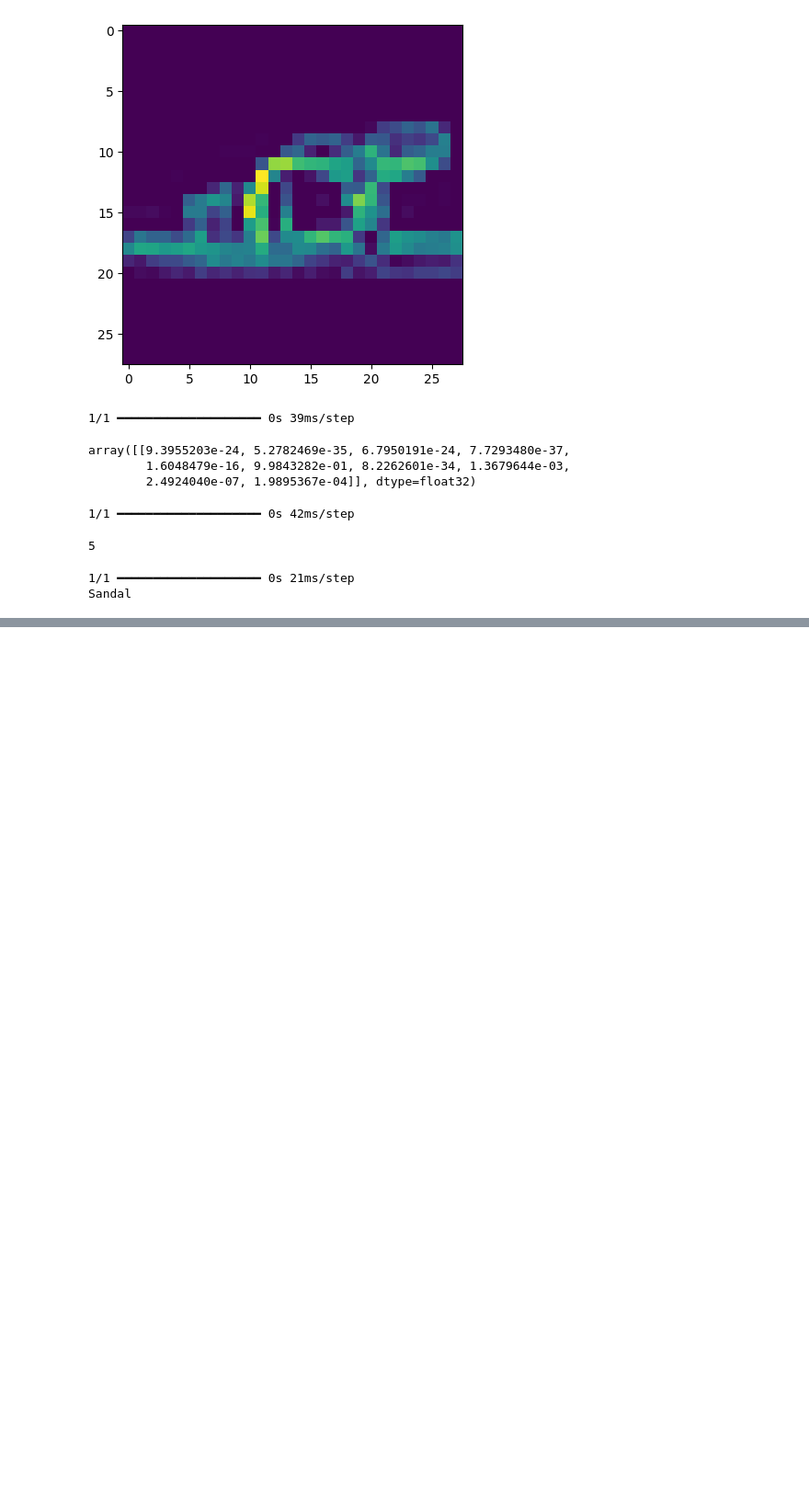
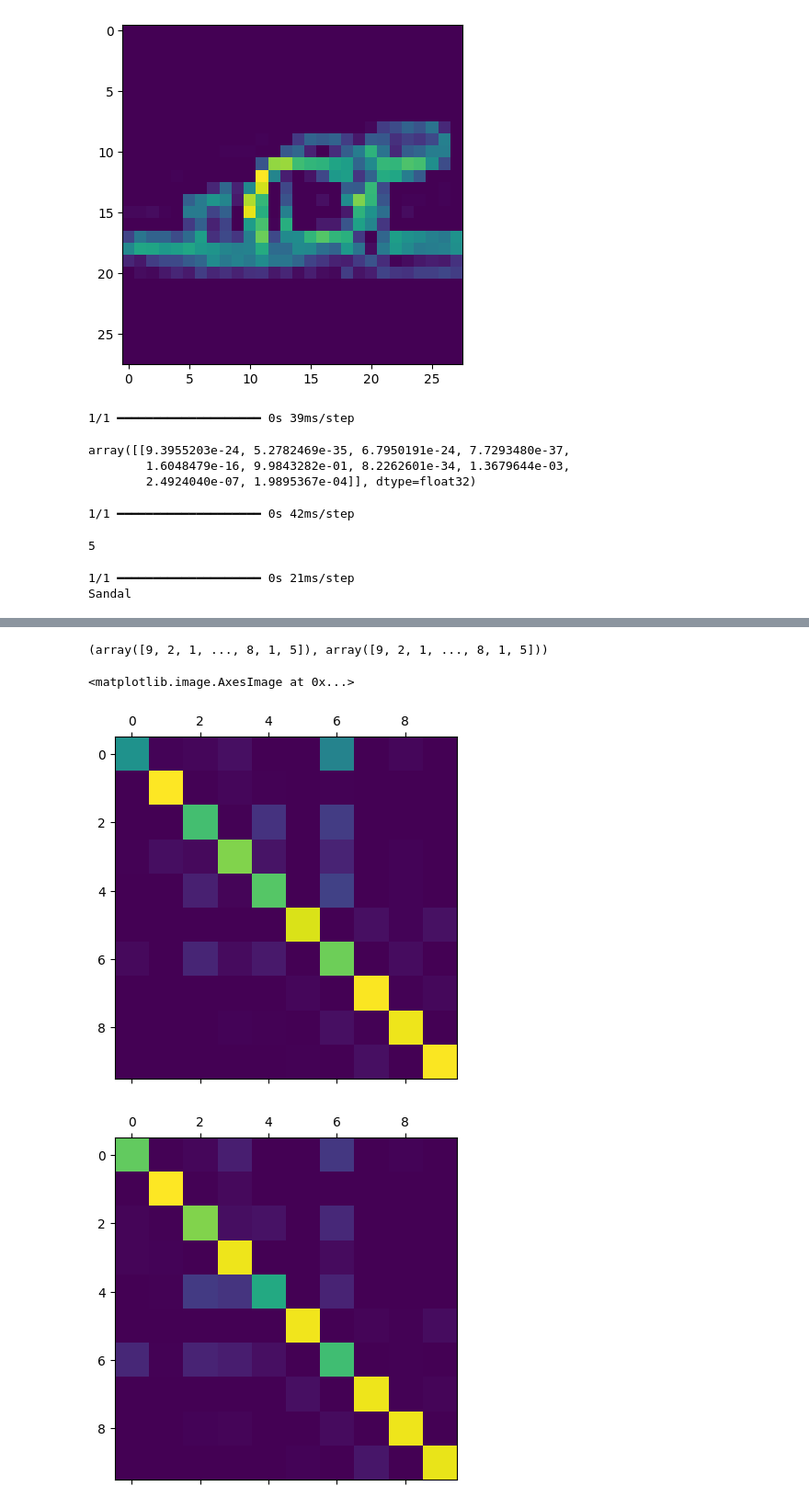
Before and after one commit to 1di0t/DeepLearning, a Jupyter notebook: jupyter_file/fashion_mnist.ipynb, the cells around one changed output, grey strips where cells are left out. Shown: that part at 92% size. Saved outputs shown, nothing was run; the diff lists cells and outputs as text; code cells hidden in the pictures; blank space fills up the shorter version.

```diff
--- a/jupyter_file/fashion_mnist.ipynb
+++ b/jupyter_file/fashion_mnist.ipynb
@@ -114,6 +114,6 @@ model2 = keras.Sequential([
     keras.layers.Dense(32,activation='relu'),
     keras.layers.Dense(10,activation='softmax'),
 ])
-model.compile(optimizer='adam',loss='sparse_categorical_crossentropy',metrics=['accuracy'])
-model.fit(train_images,train_labels,epochs=5)
+model2.compile(optimizer='adam',loss='sparse_categorical_crossentropy',metrics=['accuracy'])
+model2.fit(train_images,train_labels,epochs=10)
 # %% [output]
@@ -130,6 +140,6 @@ Epoch 5/5
 <keras.src.callbacks.history.History at 0x...>
 # %%
 pred_1 = model.predict(test_images)
-pred_2 = model.predict(test_images)
+pred_2 = model2.predict(test_images)
 pred_1,pred_2
 # %% [output]
@@ -155,4 +165,16 @@ pred_1,pred_2
 # %%
-y_hat1 = argmax(pred_1,axis=1)
-y_hat2 = argmax(pred_2,axis=1)
+y_hat1 = np.argmax(pred_1,axis=1)
+y_hat2 = np.argmax(pred_2,axis=1)
 y_hat1, y_hat2
+# %% [output]
+(array([9, 2, 1, ..., 8, 1, 5]), array([9, 2, 1, ..., 8, 1, 5]))
+# %%
+from sklearn.metrics import confusion_matrix
+conf_mat1 = confusion_matrix(test_labels,y_hat1)
+conf_mat2 = confusion_matrix(test_labels,y_hat2)
+plt.matshow(conf_mat1)
+plt.matshow(conf_mat2)
+# %% [output]
+<matplotlib.image.AxesImage at 0x...>
+[figure, added]
+[figure, added]
```
Also changed, not shown: parts of 2 cells of this notebook.
